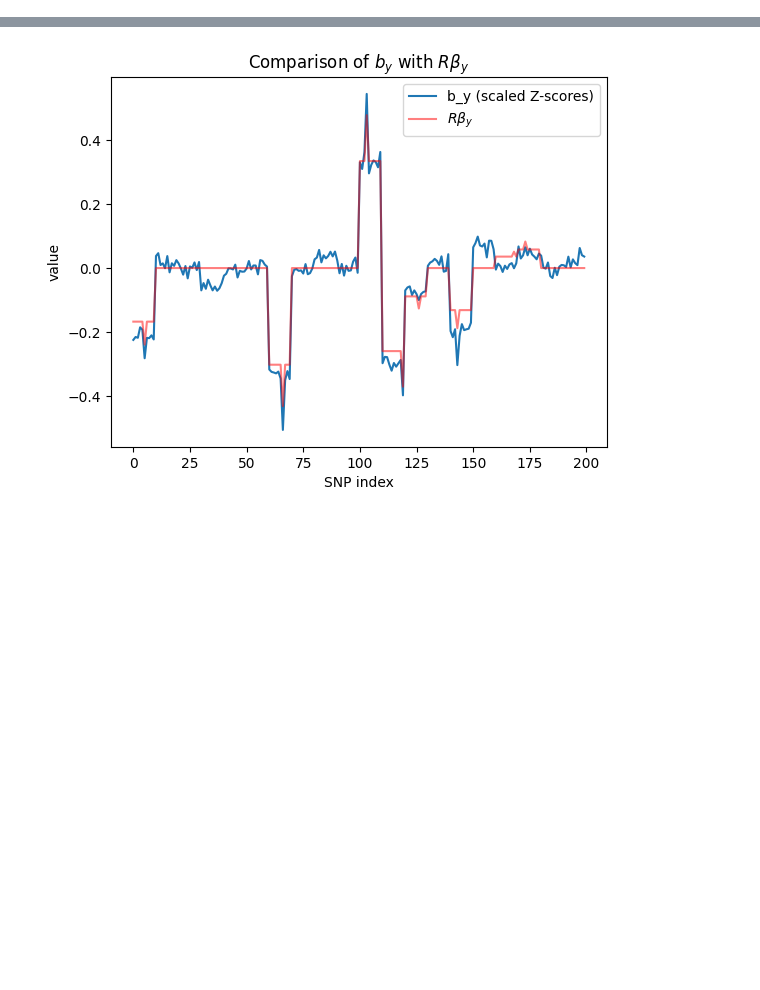
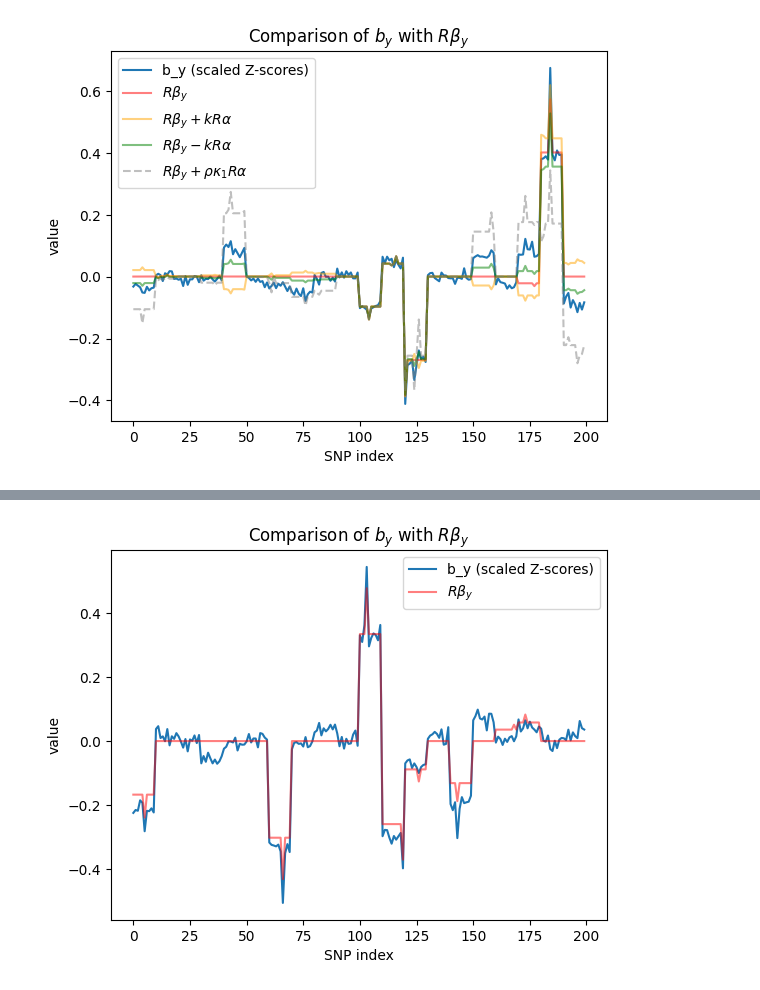
Before and after one commit to mariaestera/heckman_from_gwas, a Jupyter notebook: heckman_example.ipynb, the cells around one changed output, grey strips where cells are left out. Saved outputs shown, nothing was run; the diff lists cells and outputs as text; code cells hidden in the pictures; blank space fills up the shorter version.

```diff
--- a/heckman_example.ipynb
+++ b/heckman_example.ipynb
@@ -6,11 +6,11 @@ reload(sim)
 from gwas import gwas_linear, gwas_probit
 from scipy.stats import norm
 
-n, d = 5_000, 200
+n, d = 10_000, 200
 k = 10
 corr = 0.7
 rho = 0.7
-snr_s = 4
+snr_s = 2
 snr_y = 1
 pi_s = 0.1
 pi_y = 0.05
@@ -27,5 +27,7 @@ beta_y, sigma2_y = sim.beta_heckman(d, R, pi_y, snr_y, rng)
 
 s, y, s_star, y_star =  sim.heckman_outcome(X, beta_s, beta_y, sigma2_y, p_sel, rho, snr_s, rng = rng)
 
-b_s = gwas_probit(X, s)[0] / np.sqrt(len(s))
-b_y = gwas_linear(X, y)[0] / np.sqrt(s.sum()) #we assume Var(y) = 1
+z_s, b_s_raw = gwas_probit(X, s)[0:2]
+b_s_rescaled = b_s_raw * np.sqrt(1+snr_s)
+b_s = z_s / np.sqrt(len(s))
+b_y = gwas_linear(X, y)[0] / np.sqrt(s.sum()) # we assume Var(y) = 1
@@ -78,0 +135,45 @@ plt.show()
+# %%
+mu_eta = np.sqrt(1+snr_s) * norm.ppf(p_sel)
+sigma2_eta = beta_s.T @ R @ beta_s
+sigma_y = np.sqrt(sigma2_y)
+
+k = - rho * sigma_y * mu_eta / (p_sel * (1+sigma2_eta)**1.5) *norm.pdf(mu_eta / np.sqrt(1+ sigma2_eta))
+
+b_y_expected = R @ beta_y + k* R @ beta_s
+b_y_expected2 = R @ beta_y - k* R @ beta_s
+
+
+def lambda_fn(eta):
+    # Inverse Mills ratio: hazard rate of the standard normal
+    return norm.pdf(eta) / norm.cdf(eta)
+
+def lambda_prime(eta):
+    # Derivative of the inverse Mills ratio: lambda'(eta) = -lambda(eta) * (eta + lambda(eta))
+    lam = lambda_fn(eta)
+    return -lam * (eta + lam)
+
+def kappa_gauss_hermite(mu_eta, sigma2_eta, n_nodes=50):
+    """
+    Compute kappa = E[lambda'(eta)] for eta ~ N(mu_eta, sigma2_eta)
+    using Gauss-Hermite quadrature.
+    """
+    x, w = np.polynomial.hermite.hermgauss(n_nodes)
+    eta_nodes = mu_eta + np.sqrt(2 * sigma2_eta) * x
+    return np.sum(w * lambda_prime(eta_nodes)) / np.sqrt(np.pi)
+
+kappa =  kappa_gauss_hermite(mu_eta, sigma2_eta)
+b_y_expected_old = R @ beta_y + rho * kappa * R @ beta_s
+
+
+plt.plot(b_y, label="b_y (scaled Z-scores)")
+plt.plot(R @ beta_y, color="red", alpha=0.5, label=r"$R \beta_y$")
+plt.plot(b_y_expected, color="orange", alpha=0.5, label=r"$R \beta_y + kR\alpha$")
+plt.plot(b_y_expected2, color="green", alpha=0.5, label=r"$R \beta_y - kR\alpha$")
+plt.plot(b_y_expected_old, color="grey", linestyle = "--", alpha=0.5, label=r"$R \beta_y + \rho\kappa_1R\alpha$")
+plt.legend()
+plt.xlabel("SNP index")
+plt.ylabel("value")
+plt.title(r"Comparison of $b_y$ with $R\beta_y$")
+plt.show()
+# %% [output]
+[figure, added]
```
Also changed, not shown: parts of 7 cells of this notebook, 5 other files.
